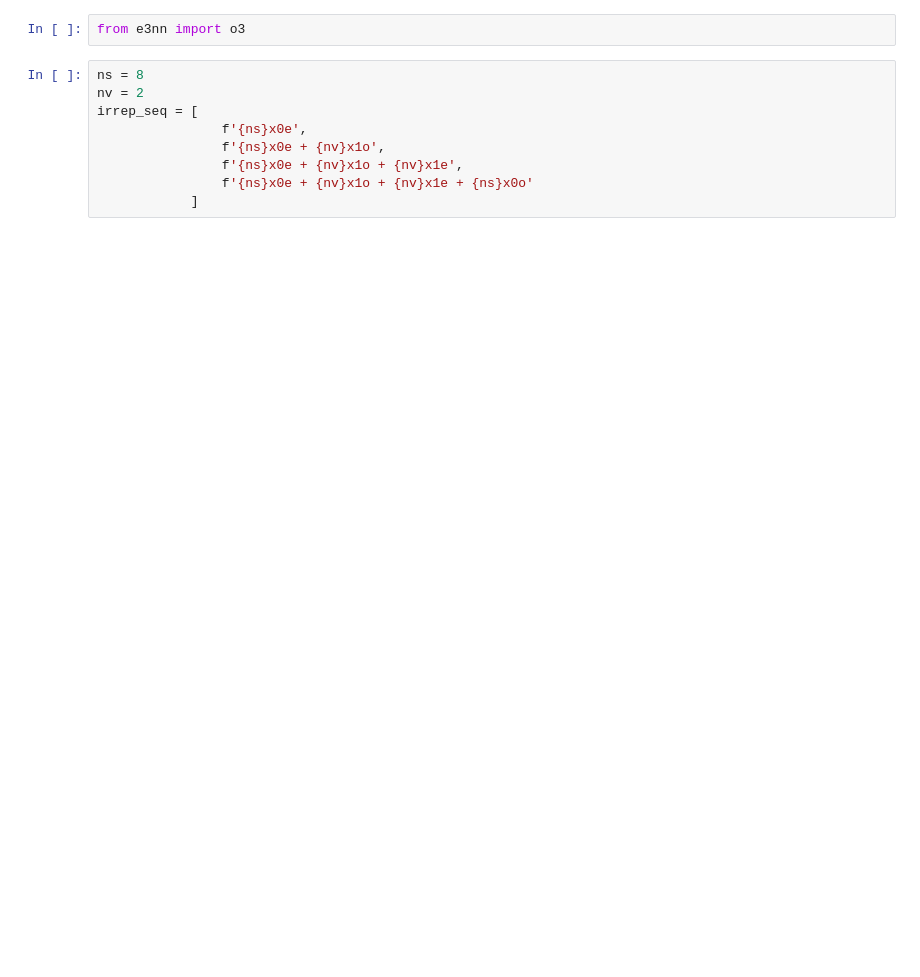
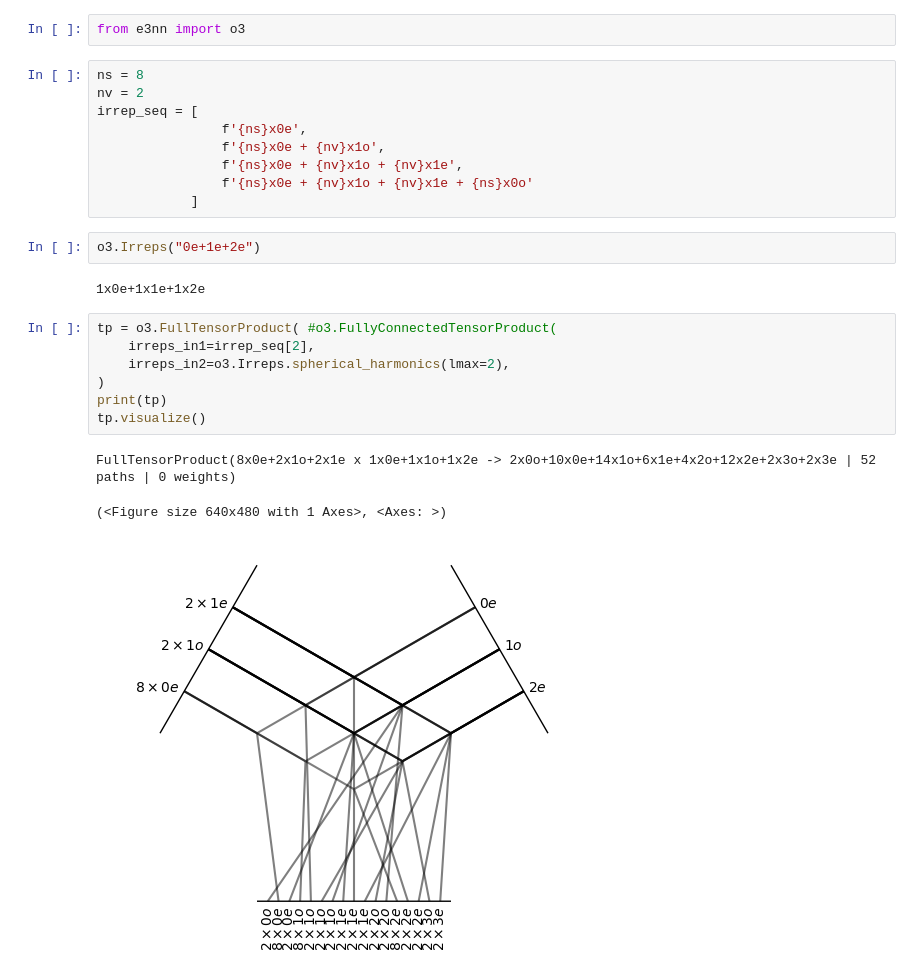
Before and after one commit to tomcobley/DiffDockExperiments, a Jupyter notebook: irreps_sequences.ipynb, the cells around one changed output. Drawn from its saved outputs; the diff is of its cells as text; blank space fills up the shorter version.

```diff
--- a/irreps_sequences.ipynb
+++ b/irreps_sequences.ipynb
@@ -9,6 +9,21 @@ irrep_seq = [
                 f'{ns}x0e + {nv}x1o + {nv}x1e',
                 f'{ns}x0e + {nv}x1o + {nv}x1e + {ns}x0o'
             ]
+# %%
+o3.Irreps("0e+1e+2e")
+# %% [output]
+1x0e+1x1e+1x2e
+# %%
+tp = o3.FullTensorProduct( #o3.FullyConnectedTensorProduct(
+    irreps_in1=irrep_seq[2],
+    irreps_in2=o3.Irreps.spherical_harmonics(lmax=2),
+)
+print(tp)
+tp.visualize()
+# %% [output]
+FullTensorProduct(8x0e+2x1o+2x1e x 1x0e+1x1o+1x2e -> 2x0o+10x0e+14x1o+6x1e+4x2o+12x2e+2x3o+2x3e | 52 paths | 0 weights)
+(<Figure size 640x480 with 1 Axes>, <Axes: >)
+[figure, added]
 # %%
 tp = o3.FullyConnectedTensorProduct(
     irreps_in1=irrep_seq[2],
```
Also changed, not shown: parts of 2 cells of this notebook, 3 other files.
